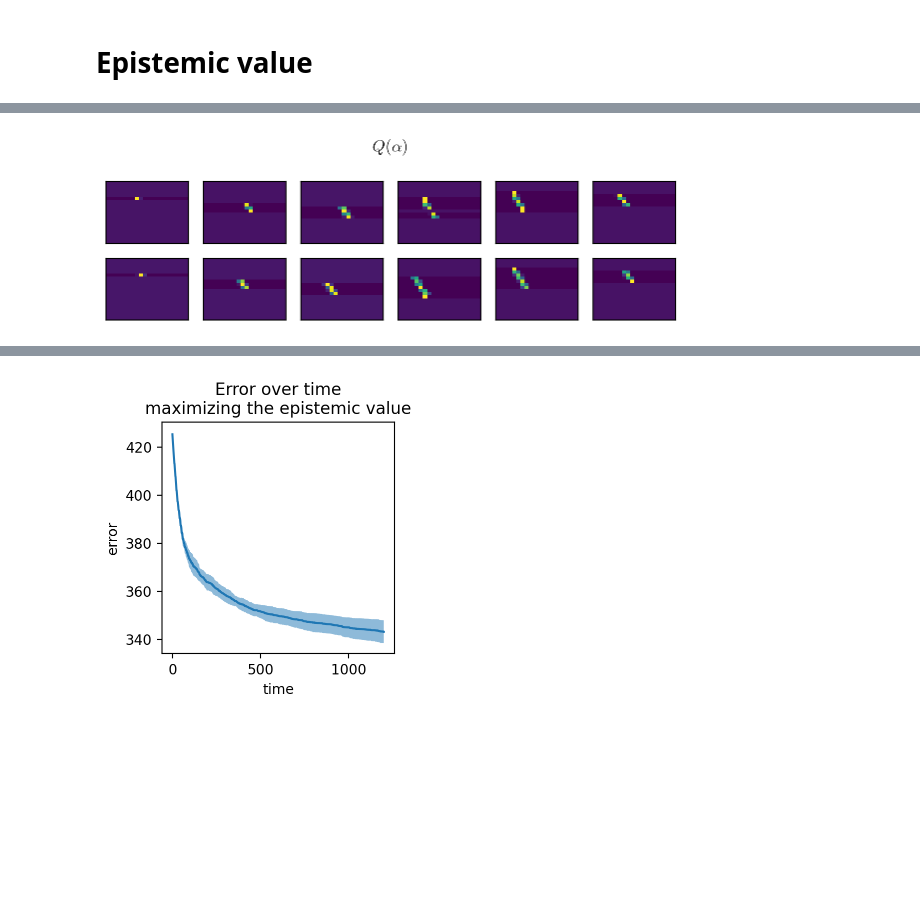
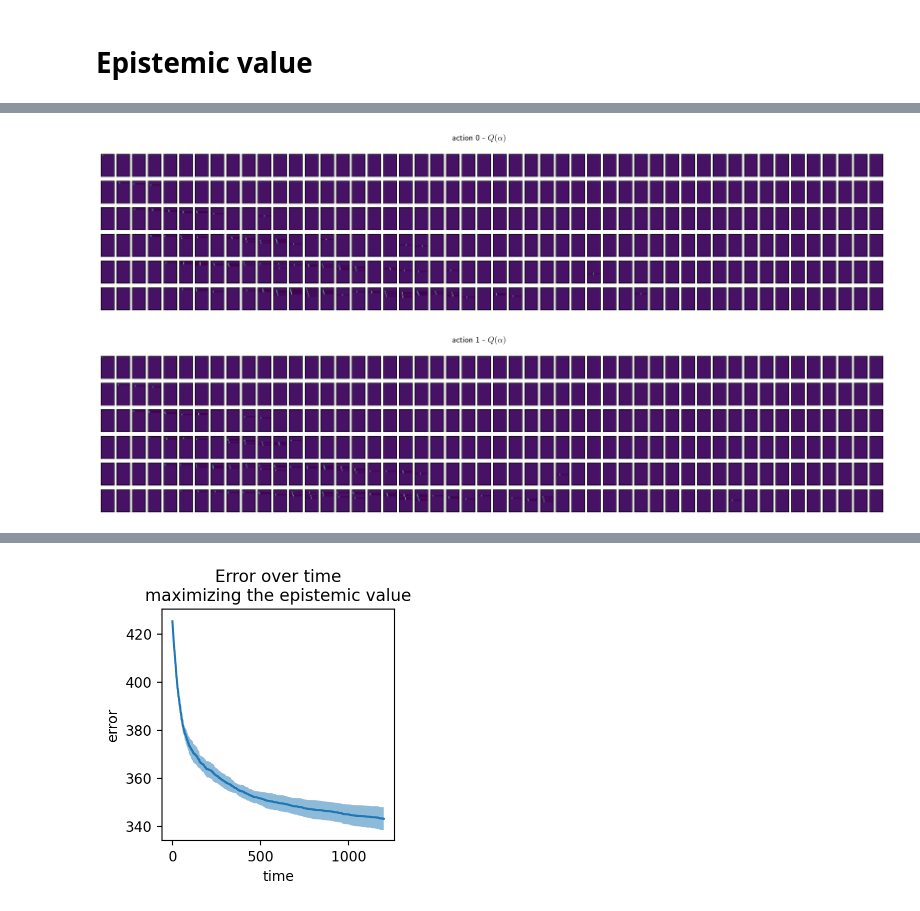
Before and after one commit to AurelienNioche/MAppServer, a Jupyter notebook: demo/the-ball-3.ipynb, the cells around one changed output, grey strips where cells are left out. Drawn from its saved outputs; the diff is of its cells as text; code cells hidden in the pictures; blank space fills up the shorter version.

```diff
--- a/demo/the-ball-3.ipynb
+++ b/demo/the-ball-3.ipynb
@@ -620,15 +447,16 @@ ax.set_title("Error over time\nusing a random policy");
 # %%
 plt.rcParams['text.usetex'] = True
+for a_idx in range(2):
+    fig, axes = plt.subplots(ncols=n_position, nrows=n_timestep, figsize=(20, 4))
+    fig.suptitle(f"action {a_idx} - " + r"$\alpha$")
 
-fig, axes = plt.subplots(ncols=n_timestep, nrows=n_action, figsize=(6, 2))
-fig.suptitle(r"$\alpha$")
-for a_idx in range(n_action):
-    for t_idx in range(n_timestep):
-        ax = axes[a_idx, t_idx]
-        img = alpha_tavv[t_idx, a_idx, :, :]
-        ax.imshow(img, aspect="auto")
-        ax.get_xaxis().set_ticks([])
-        ax.axes.get_yaxis().set_ticks([])
+    for p_idx in range(n_position):
+        for t_idx in range(n_timestep):
+            ax = axes[t_idx, p_idx]
+            img = alpha_tapvv[t_idx, a_idx, p_idx, :, :]
+            ax.imshow(img, aspect="auto")
+            ax.get_xaxis().set_ticks([])
+            ax.axes.get_yaxis().set_ticks([])
 
-fig.tight_layout()
+    plt.plot()
 # %% [output]
@@ -636,18 +465,21 @@ fig.tight_layout()
 # %%
-q = q_transition_velocity(alpha_tavv)
+q = q_transition_velocity(alpha_tapvv)
 
 plt.rcParams['text.usetex'] = True
-fig, axes = plt.subplots(ncols=n_timestep, nrows=n_action, figsize=(6, 2))
-fig.suptitle(r"$Q(\alpha)$")
-for a_idx in range(n_action):
-    for t_idx in range(n_timestep):
-        ax = axes[a_idx, t_idx]
-        img = q[t_idx, a_idx, :, :]
-        ax.imshow(img, aspect="auto")
-        ax.get_xaxis().set_ticks([])
-        ax.axes.get_yaxis().set_ticks([])
+for a_idx in range(2):
+    fig, axes = plt.subplots(ncols=n_position, nrows=n_timestep, figsize=(20, 4))
+    fig.suptitle(f"action {a_idx} - " + r"$Q(\alpha)$")
 
-fig.tight_layout()
+    for p_idx in range(n_position):
+        for t_idx in range(n_timestep):
+
+            ax = axes[t_idx, p_idx]
+            img = q[t_idx, a_idx, p_idx, :, :]
+            ax.imshow(img, aspect="auto", vmin=0, vmax=1)
+            ax.get_xaxis().set_ticks([])
+            ax.axes.get_yaxis().set_ticks([])
+    plt.plot()
 # %% [output]
-[figure, old version]
+[figure, new version]
+[figure, added]
 # %%
```
Also changed, not shown: parts of 33 cells of this notebook, 1 other file.
